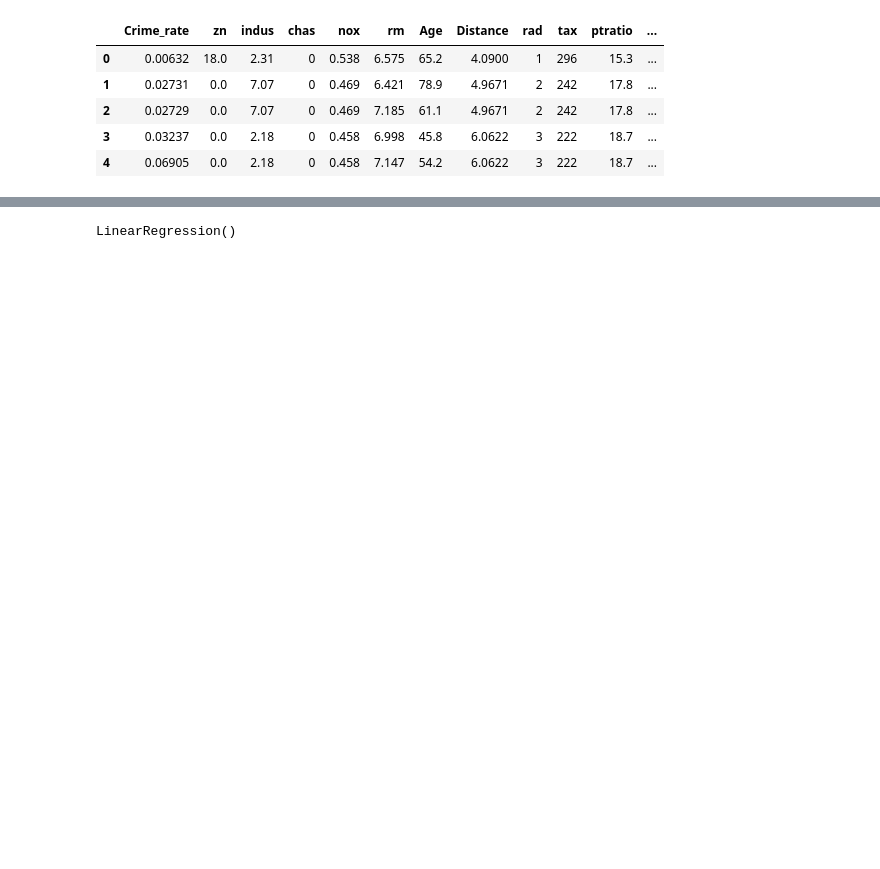
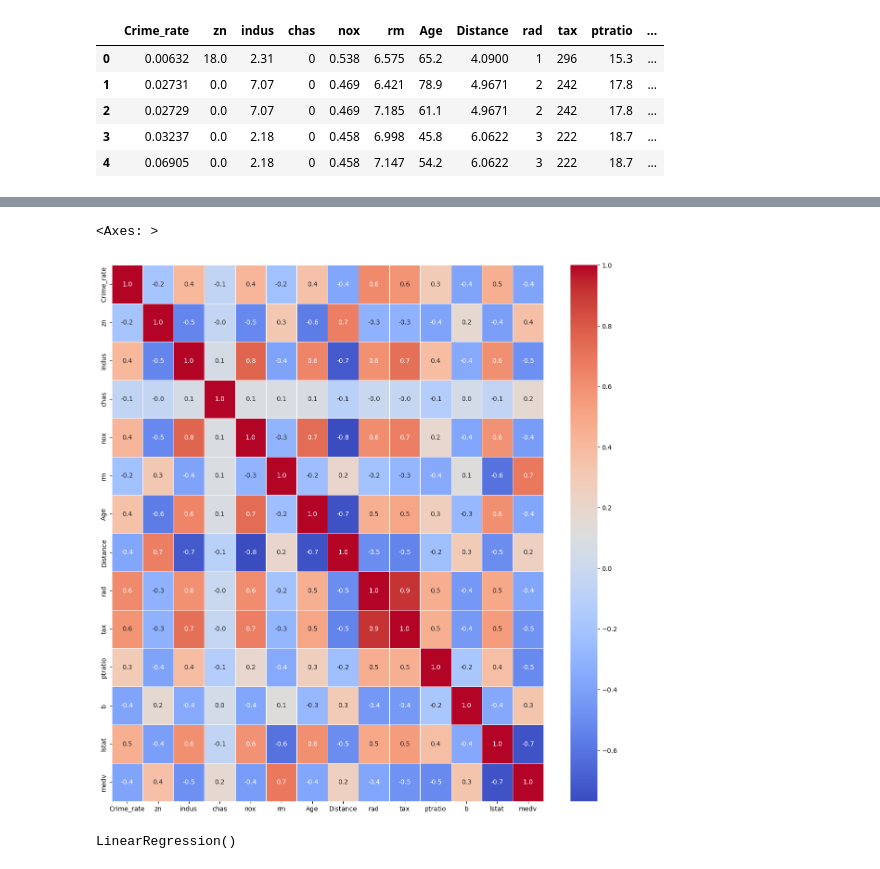
Before and after one commit to Kunals0612/TE_Lab_Assignments, a Jupyter notebook: DSBDAL/Assignment8.ipynb, the cells around one changed output, grey strips where cells are left out. Cells and saved outputs as stored; diff of their text form; code cells hidden in the pictures; blank space fills up the shorter version.

```diff
--- a/DSBDAL/Assignment8.ipynb
+++ b/DSBDAL/Assignment8.ipynb
@@ -10,5 +19,5 @@ from sklearn.metrics import mean_absolute_error, mean_squared_error, r2_score
 # %%
-df = pd.read_csv('Datasets/BostonHousing.csv')
+df = pd.read_csv('./Datasets/BostonHousing.csv')
 df.head()
 # %% [output]
 |  | Crime_rate | zn | indus | chas | nox | rm | Age | Distance | rad | tax | ptratio | ... |
@@ -29 +86,7 @@ For example, when doing 'df[col].method(value, inplace=True)', try using 'df.met
+# %%
+plt.figure(figsize=(15,15))
+sb.heatmap(df.corr(), annot = True, linewidth = 0.5, cmap = 'coolwarm', fmt = '0.1f')
+# %% [output]
+<Axes: >
+[figure, added]
 # %%
```
Also changed, not shown: parts of 16 cells of this notebook.
